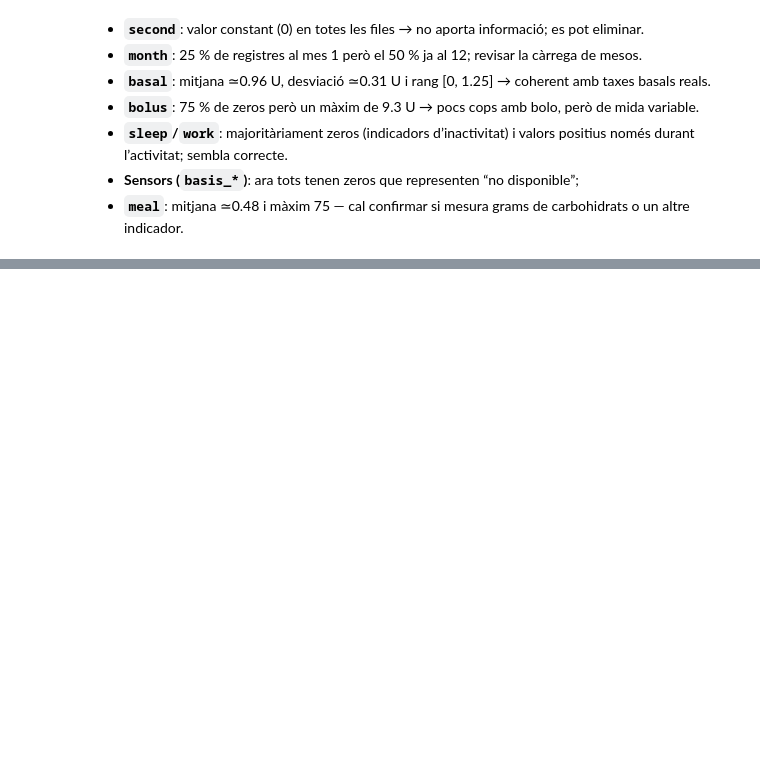
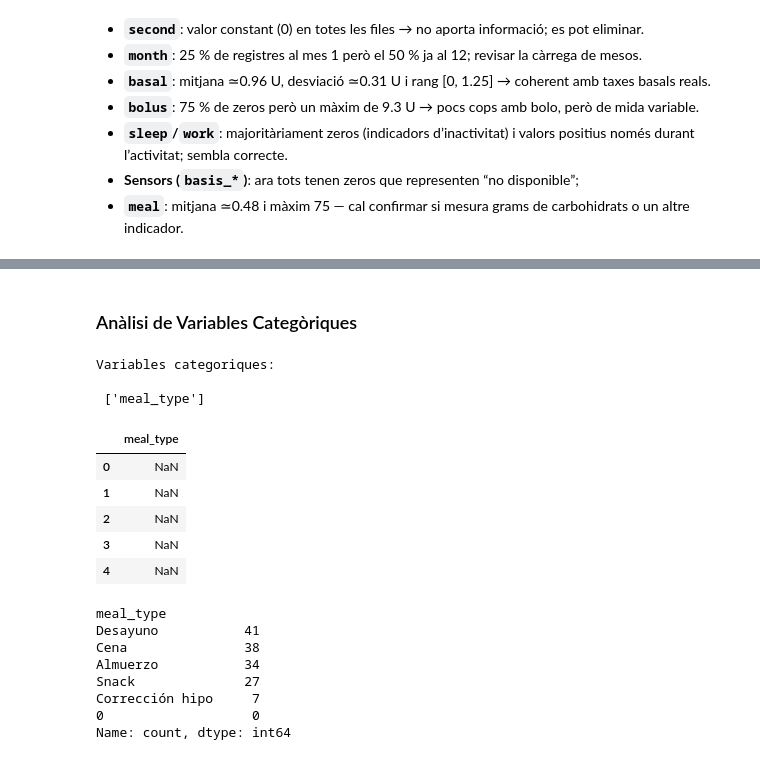
Before and after one commit to rogerduranlopez/TF-IA-GLUP24, a Jupyter notebook: notebooks/EDA_GLUP24.ipynb, the cells around one changed output, grey strips where cells are left out. Saved outputs shown, nothing was run; the diff lists cells and outputs as text; code cells hidden in the pictures; blank space fills up the shorter version.

```diff
--- a/notebooks/EDA_GLUP24.ipynb
+++ b/notebooks/EDA_GLUP24.ipynb
@@ -222,0 +273,25 @@ plt.show()
+# %% [markdown]
+### Anàlisi de Variables Categòriques
+# %%
+print('Variables categoriques:\n\n', cat_col.tolist())
+display(df_559_train[cat_col].head())
+
+print(df_559_train[cat_col].value_counts())
+# %% [output]
+Variables categoriques:
+
+ ['meal_type']
+|  | meal_type |
+| 0 | NaN |
+| 1 | NaN |
+| 2 | NaN |
+| 3 | NaN |
+| 4 | NaN |
+meal_type
+Desayuno           41
+Cena               38
+Almuerzo           34
+Snack              27
+Corrección hipo     7
+0                   0
+Name: count, dtype: int64
```
Also changed, not shown: parts of 14 cells of this notebook, 1 other file.
